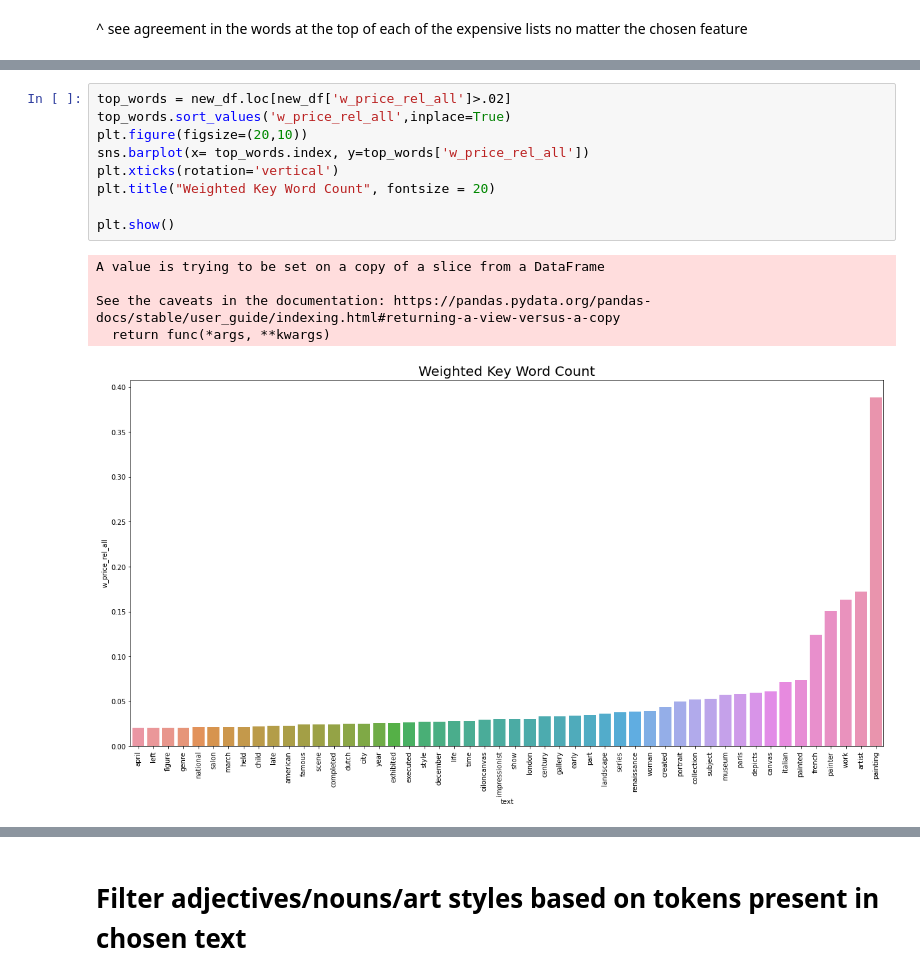
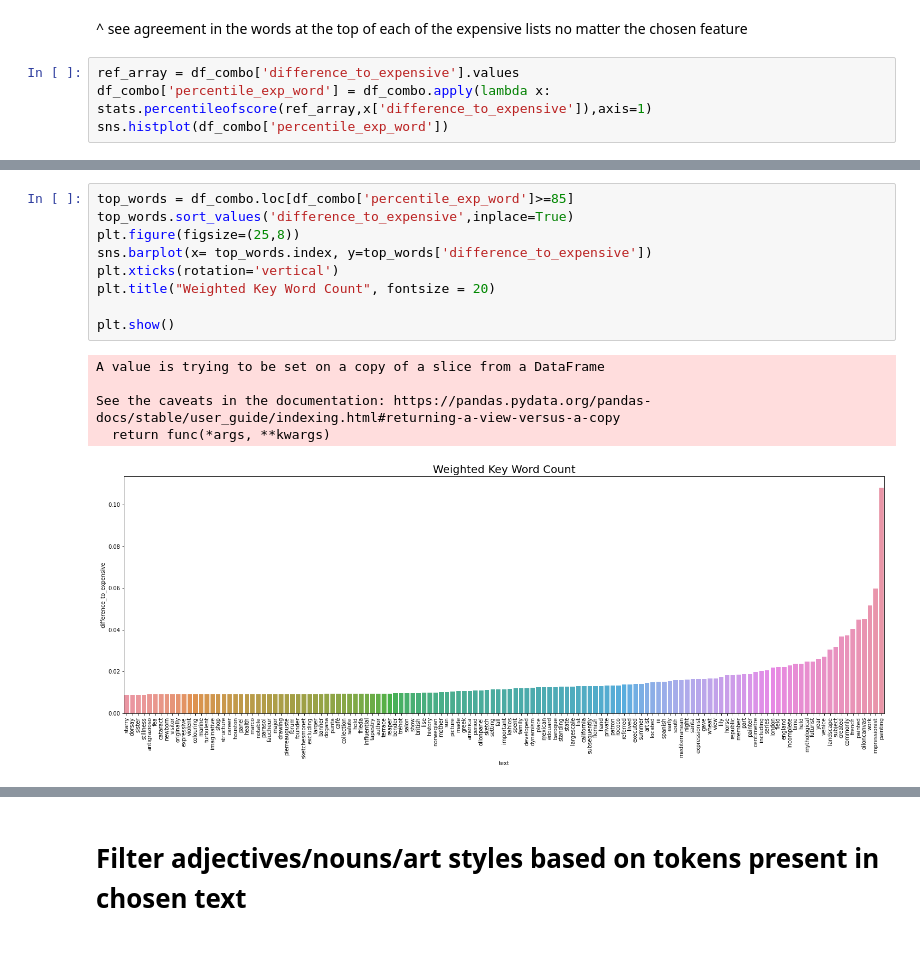
Before and after one commit to hdavidoff/datathon23, a Jupyter notebook: Summary_exploration_and_cleaning.ipynb, the cells around one changed output, grey strips where cells are left out. Saved outputs shown, nothing was run; the diff lists cells and outputs as text; blank space fills up the shorter version.

Commit message:
added word list generation and filtering

```diff
--- a/Summary_exploration_and_cleaning.ipynb
+++ b/Summary_exploration_and_cleaning.ipynb
@@ -781,3 +783,7 @@ subject          0.077933
 Name: w_price_rel, dtype: float64
 # %% [markdown]
 ^ see agreement in the words at the top of each of the expensive lists no matter the chosen feature
+# %%
+ref_array = df_combo['difference_to_expensive'].values
+df_combo['percentile_exp_word'] = df_combo.apply(lambda x: stats.percentileofscore(ref_array,x['difference_to_expensive']),axis=1)
+sns.histplot(df_combo['percentile_exp_word'])
@@ -784,15 +793,15 @@ Name: w_price_rel, dtype: float64
 # %%
-top_words = new_df.loc[new_df['w_price_rel_all']>.02]
-top_words.sort_values('w_price_rel_all',inplace=True)
-plt.figure(figsize=(20,10))
-sns.barplot(x= top_words.index, y=top_words['w_price_rel_all'])
+top_words = df_combo.loc[df_combo['percentile_exp_word']>=85]
+top_words.sort_values('difference_to_expensive',inplace=True)
+plt.figure(figsize=(25,8))
+sns.barplot(x= top_words.index, y=top_words['difference_to_expensive'])
 plt.xticks(rotation='vertical')
 plt.title("Weighted Key Word Count", fontsize = 20)
 
 plt.show()
 # %% [output]
 A value is trying to be set on a copy of a slice from a DataFrame
 
 See the caveats in the documentation: https://pandas.pydata.org/pandas-docs/stable/user_guide/indexing.html#returning-a-view-versus-a-copy
   return func(*args, **kwargs)
-[figure, old version]
+[figure, new version]
```
Also changed, not shown: parts of 28 cells of this notebook.
